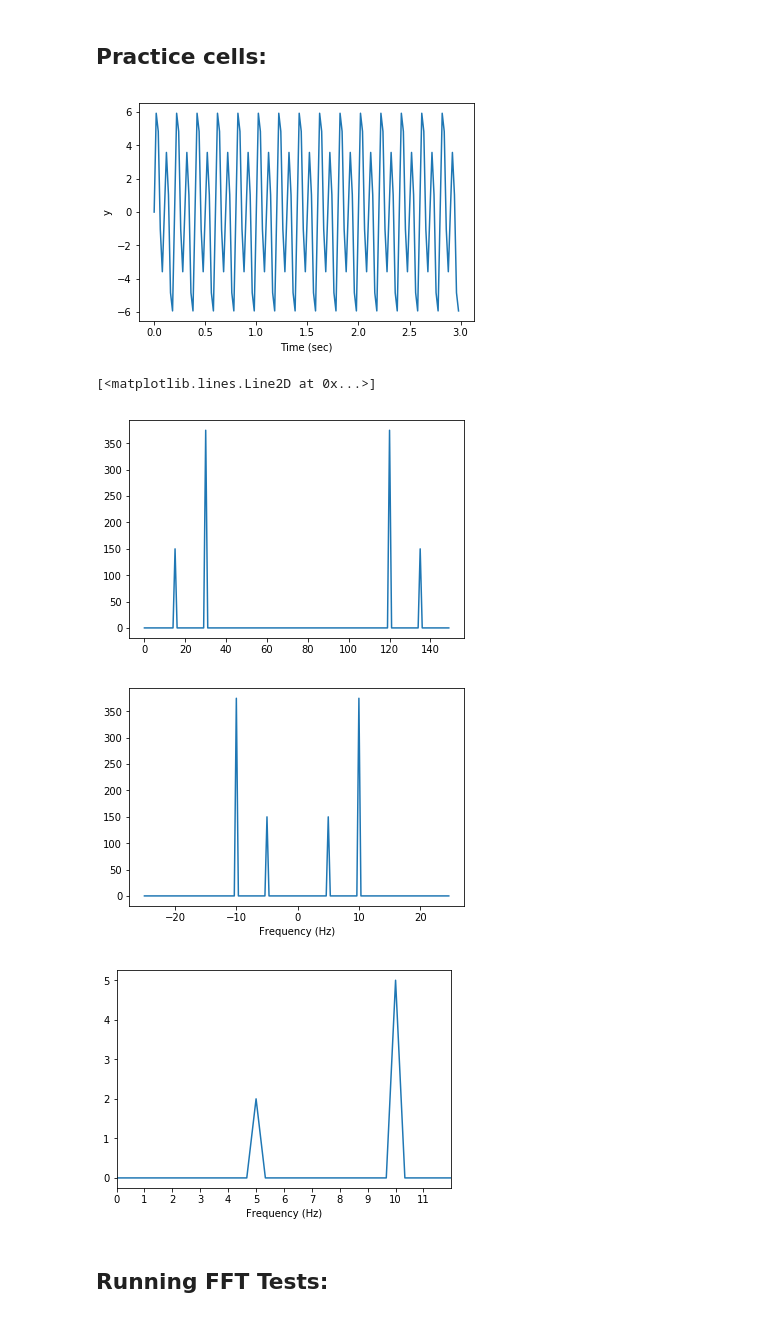
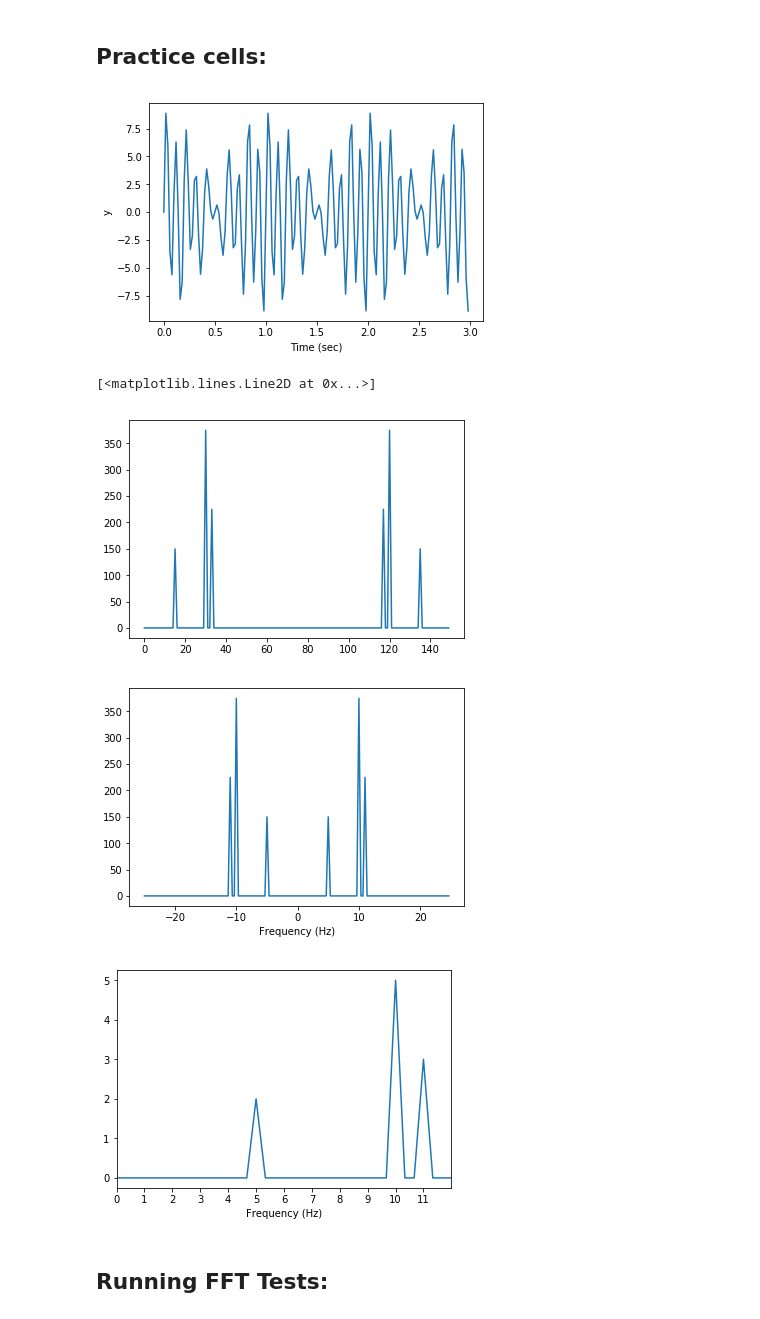
Before and after one commit to pjsimmon/E4E_Smartfin, a Jupyter notebook: Test_FFT2.ipynb, the cells around one changed output. Cells and saved outputs as stored; diff of their text form; code cells hidden in the pictures.

```diff
--- a/Test_FFT2.ipynb
+++ b/Test_FFT2.ipynb
@@ -9,15 +9,15 @@ from sympy import *
 # %%
 f_s = 50.0 # Hz
 f = 1.0 # Hz
 time = np.arange(0.0, 3.0, 1/f_s)
-y = 5 * np.sin(10 * 2 * np.pi * f * time) + 2 * np.sin(5 * 2 * np.pi * f * time)
+y = 5 * np.sin(10 * 2 * np.pi * f * time) + 2 * np.sin(5 * 2 * np.pi * f * time) + 3 * np.sin(11 * 2 * np.pi * f * time)
 
 plt.plot(time, y)
 plt.xlabel("Time (sec)")
 plt.ylabel("y")
 plt.show()
 # %% [output]
-[figure, old version]
+[figure, new version]
 # %%
 fft_y = np.fft.fft(y)
 n = len(fft_y)
@@ -26,7 +26,7 @@ freq = np.fft.fftfreq(n, 1/f_s)
 plt.plot(np.abs(fft_y))
 # %% [output]
 [<matplotlib.lines.Line2D at 0x...>]
-[figure, old version]
+[figure, new version]
 # %%
 fft_y_shifted = np.fft.fftshift(fft_y)
 freq_shifted = np.fft.fftshift(freq)
@@ -38,7 +38,7 @@ plt.xlabel("Frequency (Hz)")
 
 plt.show()
 # %% [output]
-[figure, old version]
+[figure, new version]
 # %%
 #Take the absolute value and normalize (by dividing by the length)
 #then multiply by 2 since we are looking at the one-sided spectra:
@@ -51,7 +51,7 @@ plt.xticks(np.arange(0,12, step=1))
 
 plt.show()
 # %% [output]
-[figure, old version]
+[figure, new version]
 # %% [markdown]
 ## Running FFT Tests:
 # %% [markdown]
```
Also changed, not shown: parts of 6 cells of this notebook.
